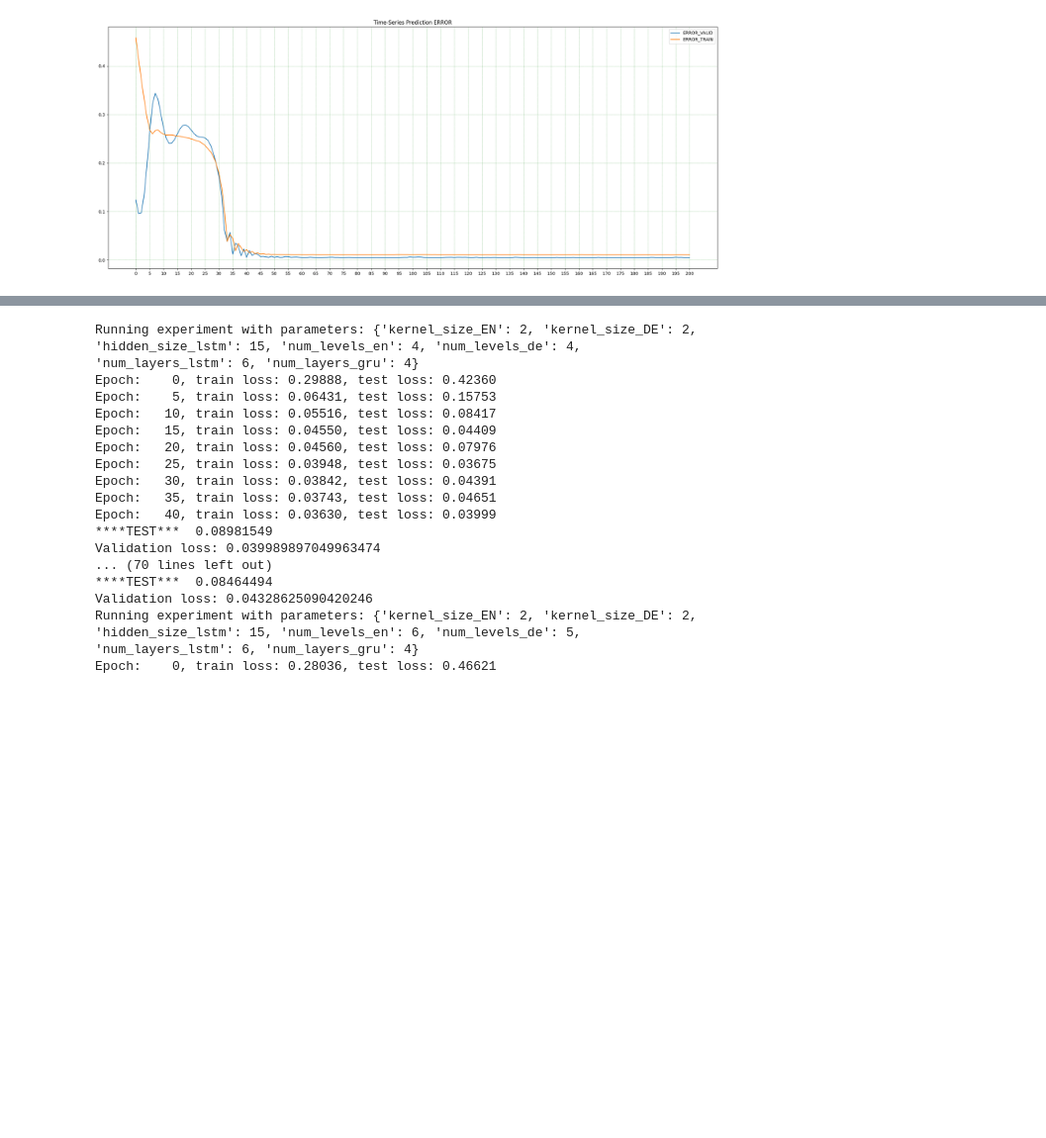
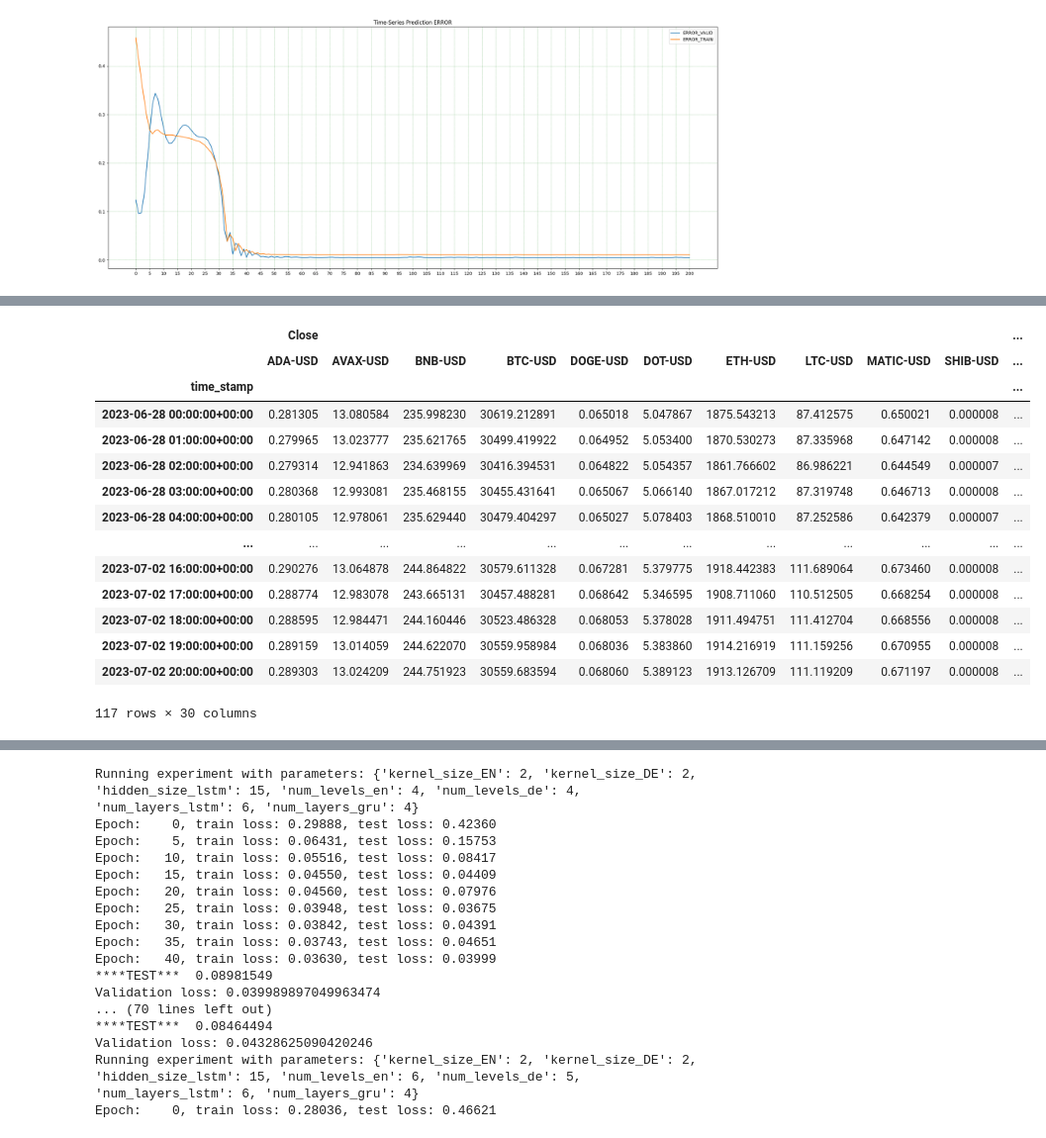
Before and after one commit to mohsenmolaei/seriesnet_based, a Jupyter notebook: seriesNet.ipynb, the cells around one changed output, grey strips where cells are left out. Shown at 99% size. Saved outputs shown, nothing was run; the diff lists cells and outputs as text; code cells hidden in the pictures; blank space fills up the shorter version.

```diff
--- a/seriesNet.ipynb
+++ b/seriesNet.ipynb
@@ -865,0 +788,77 @@ RuntimeError: ignored
+# %%
+def reshape_df(df,l=90):
+    a = list()
+    for i in range(len(df)-l+1):
+        seq_x = df[i:l+i]
+        a.append(seq_x)
+    print(np.array(a).shape)
+    return a
+
+start = "2023-6-28"
+end="2023-7-03"
+try :
+    top15_test = yf.download("ADA-USD AVAX-USD BNB-USD BTC-USD DOGE-USD DOT-USD ETH-USD LTC-USD MATIC-USD SHIB-USD SOL-USD TRX-USD USDC-USD USDT-USD XRP-USD" ,start=start, end=end , interval ="1h") #1137
+except Exception as e:
+    print("error")
+
+# top15_test[('Adj Close',)]
+top15_test = top15_test.drop([('High',)],axis=1)
+top15_test = top15_test.drop([('Low',)],axis=1)
+top15_test = top15_test.drop([('Open',)],axis=1)
+top15_test = top15_test.drop([('Adj Close',)],axis=1)
+
+top15_test = top15_test.rename_axis('time_stamp')
+top15_test = top15_test.replace(0, np.nan)#.fillna(method='ffill')
+top15_test = top15_test.fillna(method='bfill')
+
+top15_close = top15_test[('Close',)]
+top15_volume = top15_test[('Volume',)]
+new_columns = top15_volume.columns.map(lambda x: x.split('-')[0] + '-volume')
+top15_volume = top15_volume.rename(columns=dict(zip(top15_volume.columns, new_columns)))
+
+new_columns = top15_volume.columns.map(lambda x: x.split('-')[0] + '-volume')
+top15_volume = top15_volume.rename(columns=dict(zip(top15_volume.columns, new_columns)))
+
+
+col = list(top15_close.columns)+ list(top15_volume.columns)
+top15_crypto = pd.DataFrame(np.hstack((top15_close , top15_volume)))
+top15_crypto.columns =col
+
+top15_crypto.index = top15_test.index
+top15_crypto = top15_crypto.rename(columns={'BTC-USD': 'price_usd_close'})
+top15_crypto = top15_crypto.fillna(method='ffill')
+
+xtest = top15_crypto.price_usd_close[-91:]
+condtest = top15_crypto.drop("price_usd_close",axis=1)[-91:]
+ytest = top15_crypto.price_usd_close[-91:]
+
+MMScaler_test = MinMaxScaler()
+SScaler_test = StandardScaler()
+condscaler_test = StandardScaler()
+
+X_trans_test = SScaler_test.fit_transform(xtest.values.reshape(-1, 1))
+c_trans_test = condscaler_test.fit_transform(condtest.values)
+y_trans_test = MMScaler_test.fit_transform(ytest.values.reshape(-1, 1))
+
+X_trans_test = reshape_df(X_trans_test,90)
+c_trans_test = reshape_df(c_trans_test,90)
+y_trans_test = reshape_df(y_trans_test,90)
+
+X_trans_test = Variable(torch.Tensor(X_trans_test).to(device))
+c_trans_test = Variable(torch.Tensor(c_trans_test).to(device))
+# %% [output]
+|  | Close |  |  |  |  |  |  |  |  |  | ... |
+|  | ADA-USD | AVAX-USD | BNB-USD | BTC-USD | DOGE-USD | DOT-USD | ETH-USD | LTC-USD | MATIC-USD | SHIB-USD | ... |
+| time_stamp |  |  |  |  |  |  |  |  |  |  | ... |
+| 2023-06-28 00:00:00+00:00 | 0.281305 | 13.080584 | 235.998230 | 30619.212891 | 0.065018 | 5.047867 | 1875.543213 | 87.412575 | 0.650021 | 0.000008 | ... |
+| 2023-06-28 01:00:00+00:00 | 0.279965 | 13.023777 | 235.621765 | 30499.419922 | 0.064952 | 5.053400 | 1870.530273 | 87.335968 | 0.647142 | 0.000008 | ... |
+| 2023-06-28 02:00:00+00:00 | 0.279314 | 12.941863 | 234.639969 | 30416.394531 | 0.064822 | 5.054357 | 1861.766602 | 86.986221 | 0.644549 | 0.000007 | ... |
+| 2023-06-28 03:00:00+00:00 | 0.280368 | 12.993081 | 235.468155 | 30455.431641 | 0.065067 | 5.066140 | 1867.017212 | 87.319748 | 0.646713 | 0.000008 | ... |
+| 2023-06-28 04:00:00+00:00 | 0.280105 | 12.978061 | 235.629440 | 30479.404297 | 0.065027 | 5.078403 | 1868.510010 | 87.252586 | 0.642379 | 0.000007 | ... |
+| ... | ... | ... | ... | ... | ... | ... | ... | ... | ... | ... | ... |
+| 2023-07-02 16:00:00+00:00 | 0.290276 | 13.064878 | 244.864822 | 30579.611328 | 0.067281 | 5.379775 | 1918.442383 | 111.689064 | 0.673460 | 0.000008 | ... |
+| 2023-07-02 17:00:00+00:00 | 0.288774 | 12.983078 | 243.665131 | 30457.488281 | 0.068642 | 5.346595 | 1908.711060 | 110.512505 | 0.668254 | 0.000008 | ... |
+| 2023-07-02 18:00:00+00:00 | 0.288595 | 12.984471 | 244.160446 | 30523.486328 | 0.068053 | 5.378028 | 1911.494751 | 111.412704 | 0.668556 | 0.000008 | ... |
+| 2023-07-02 19:00:00+00:00 | 0.289159 | 13.014059 | 244.622070 | 30559.958984 | 0.068036 | 5.383860 | 1914.216919 | 111.159256 | 0.670955 | 0.000008 | ... |
+| 2023-07-02 20:00:00+00:00 | 0.289303 | 13.024209 | 244.751923 | 30559.683594 | 0.068060 | 5.389123 | 1913.126709 | 111.119209 | 0.671197 | 0.000008 | ... |
+117 rows × 30 columns
```
Also changed, not shown: parts of 7 cells of this notebook.
